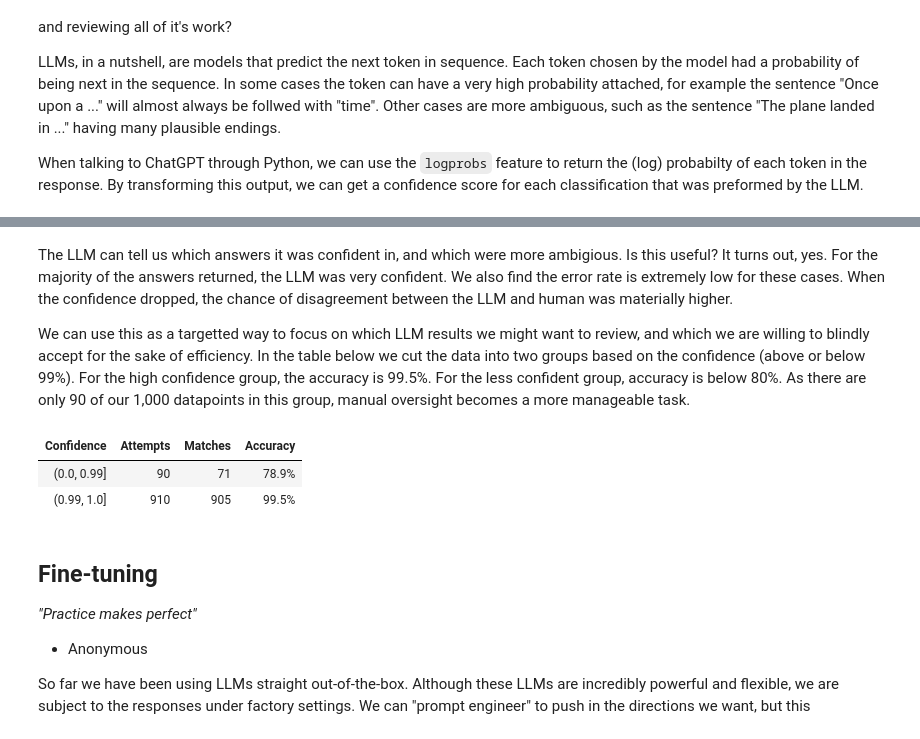
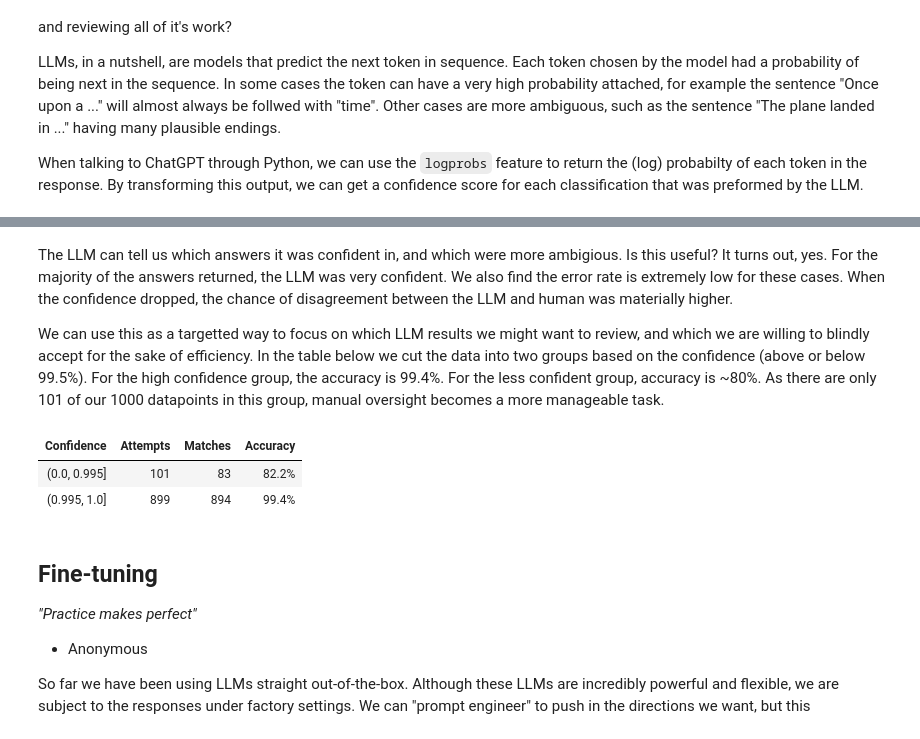
Before and after one commit to IFoA-LifeAI/LLM_ClaimClassification_Article, a Jupyter notebook: Article.ipynb, the cells around one changed output, grey strips where cells are left out. Cells and saved outputs as stored; diff of their text form; code cells hidden in the pictures.

```diff
--- a/Article.ipynb
+++ b/Article.ipynb
@@ -97,29 +99,29 @@ rec["match"] = rec["category_human"] == rec["category"]
 # %% [markdown]
 The LLM can tell us which answers it was confident in, and which were more ambigious. Is this useful? It turns out, yes. For the majority of the answers returned, the LLM was very confident. We also find the error rate is extremely low for these cases. When the confidence dropped, the chance of disagreement between the LLM and human was materially higher.
 
-We can use this as a targetted way to focus on which LLM results we might want to review, and which we are willing to blindly accept for the sake of efficiency. In the table below we cut the data into two groups based on the confidence (above or below 99%). For the high confidence group, the accuracy is 99.5%. For the less confident group, accuracy is below 80%. As there are only 90 of our 1,000 datapoints in this group, manual oversight becomes a more manageable task.
+We can use this as a targetted way to focus on which LLM results we might want to review, and which we are willing to blindly accept for the sake of efficiency. In the table below we cut the data into two groups based on the confidence (above or below 99.5%). For the high confidence group, the accuracy is 99.4%. For the less confident group, accuracy is ~80%. As there are only 101 of our 1000 datapoints in this group, manual oversight becomes a more manageable task.
 # %%
-rec["confidence_band"] = pd.cut(rec["confidence"], bins=[0, 0.99, 1.0])
+rec["confidence_band"] = pd.cut(rec["confidence"], bins=[0, 0.995, 1.0])
 
 accuracy_df = rec.groupby("confidence_band", observed=False)[
     "match"].aggregate(["count", "sum", "mean"])
 
 accuracy_gt = gt.GT(accuracy_df.reset_index())
 accuracy_gt = accuracy_gt.fmt_percent(["mean"], decimals=1)
 
 (accuracy_gt.cols_label(
     {
         "confidence_band": "Confidence",
         "count": "Attempts",
         "sum": "Matches",
         "mean": "Accuracy"
     }
 )
 )
 # %% [output]
 | Confidence | Attempts | Matches | Accuracy |
-| (0.0, 0.99] | 90 | 71 | 78.9% |
-| (0.99, 1.0] | 910 | 905 | 99.5% |
+| (0.0, 0.995] | 101 | 83 | 82.2% |
+| (0.995, 1.0] | 899 | 894 | 99.4% |
 # %% [markdown]
 ## Fine-tuning
 
```
Also changed, not shown: parts of 2 cells of this notebook, 2 other files.
